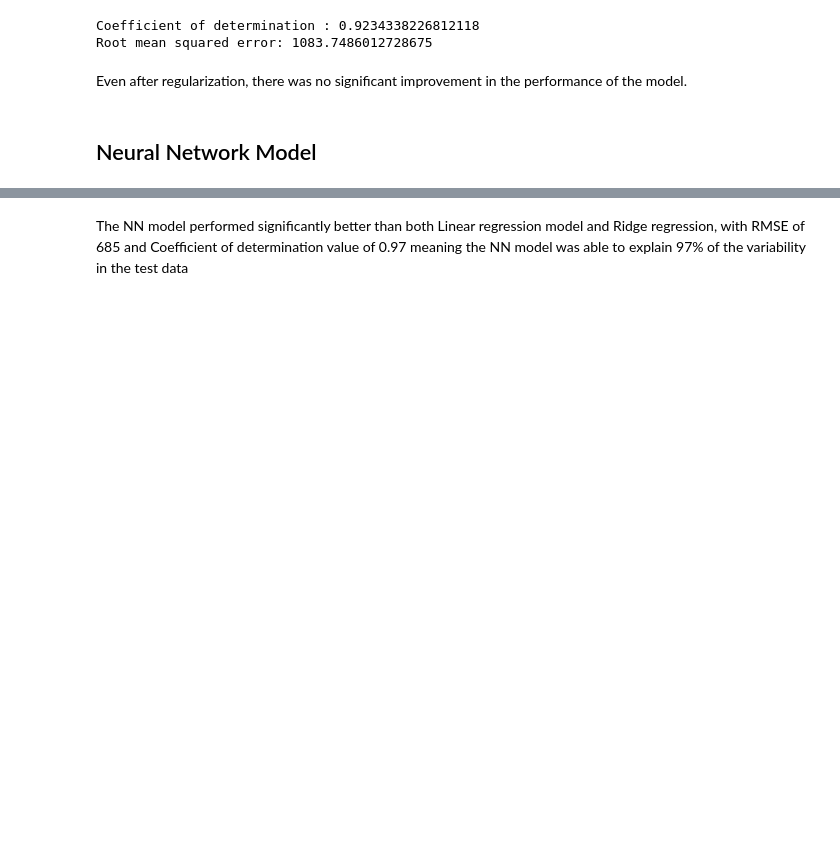
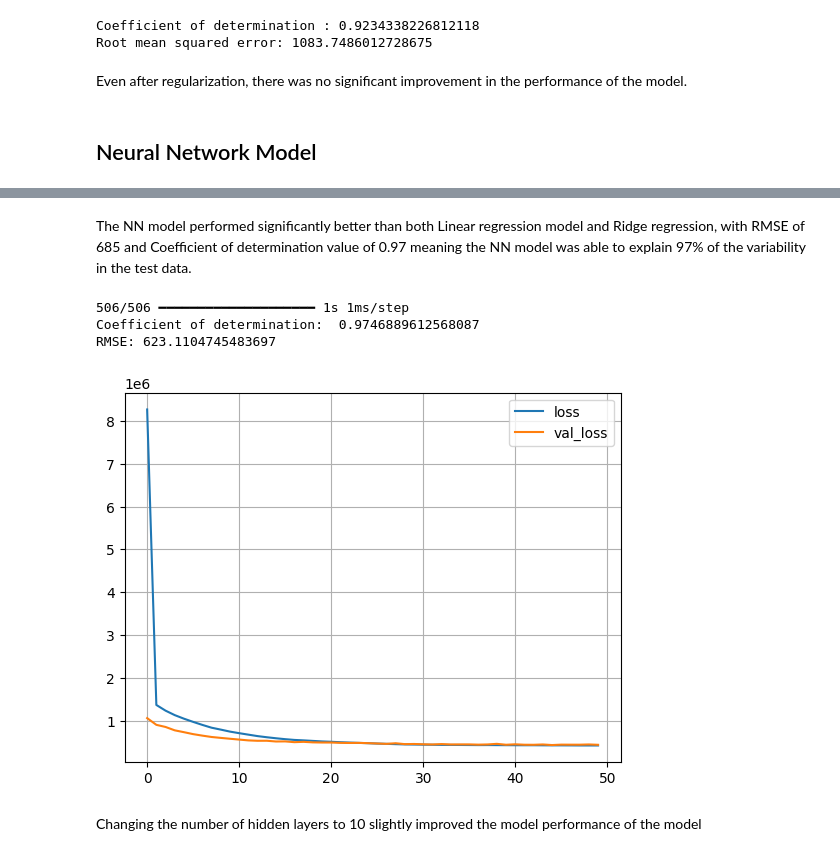
Before and after one commit to TheIkechukwu/TheIkechukwu, a Jupyter notebook: diamond-price-prediction.ipynb, the cells around one changed output, grey strips where cells are left out. Saved outputs shown, nothing was run; the diff lists cells and outputs as text; code cells hidden in the pictures; blank space fills up the shorter version.

Commit message:
Kaggle Notebook | Price prediction | Version 3

```diff
--- a/diamond-price-prediction.ipynb
+++ b/diamond-price-prediction.ipynb
@@ -543,2 +543,22 @@ RMSE: 712.9227711821696
 # %% [markdown]
-The NN model performed significantly better than both Linear regression model and Ridge regression, with RMSE of 685 and Coefficient of determination value of 0.97 meaning the NN model was able to explain 97% of the variability in the test data
+The NN model performed significantly better than both Linear regression model and Ridge regression, with RMSE of 685 and Coefficient of determination value of 0.97 meaning the NN model was able to explain 97% of the variability in the test data.
+# %%
+model = keras.Sequential()
+model.add(keras.layers.Dense(10, activation = 'relu'))
+model.add(keras.layers.Dense(output_size))
+model.compile(keras.optimizers.Adam(learning_rate = learning_rate), loss_function)
+# %%
+history = model.fit(X_train, Y_train, epochs = epochs, batch_size = batch_size,
+                    verbose = False, validation_split = 0.3)
+# %%
+plot_loss(history)
+y_pred = model.predict(X_test)
+print('Coefficient of determination: ', r2_score(Y_test, y_pred))
+print('RMSE:', np.sqrt(mean_squared_error(Y_test, y_pred)))
+# %% [output]
+506/506 ━━━━━━━━━━━━━━━━━━━━ 1s 1ms/step
+Coefficient of determination:  0.9746889612568087
+RMSE: 623.1104745483697
+[figure, added]
+# %% [markdown]
+Changing the number of hidden layers to 10 slightly improved the model performance of the model
```
Also changed, not shown: parts of 4 cells of this notebook.
